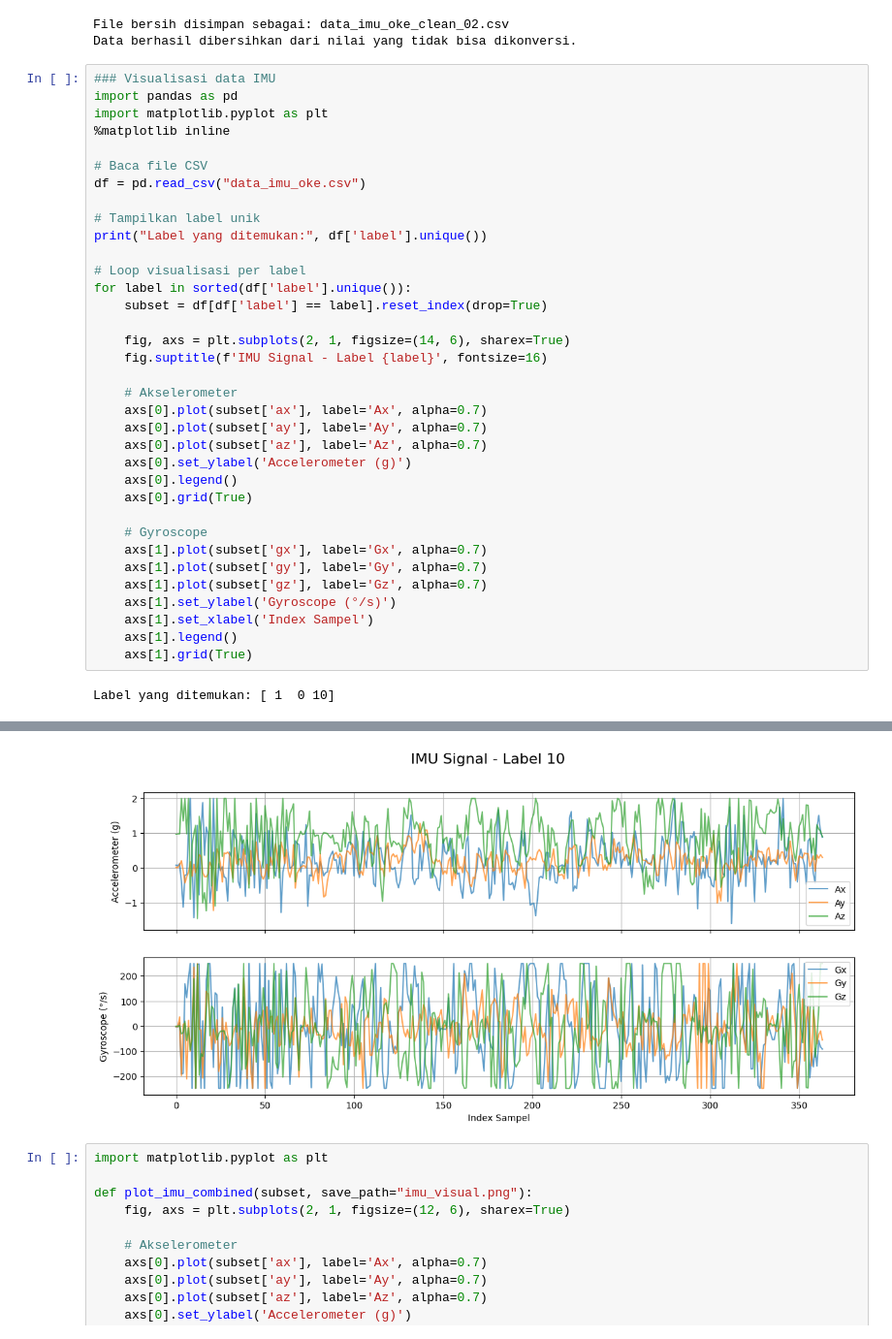
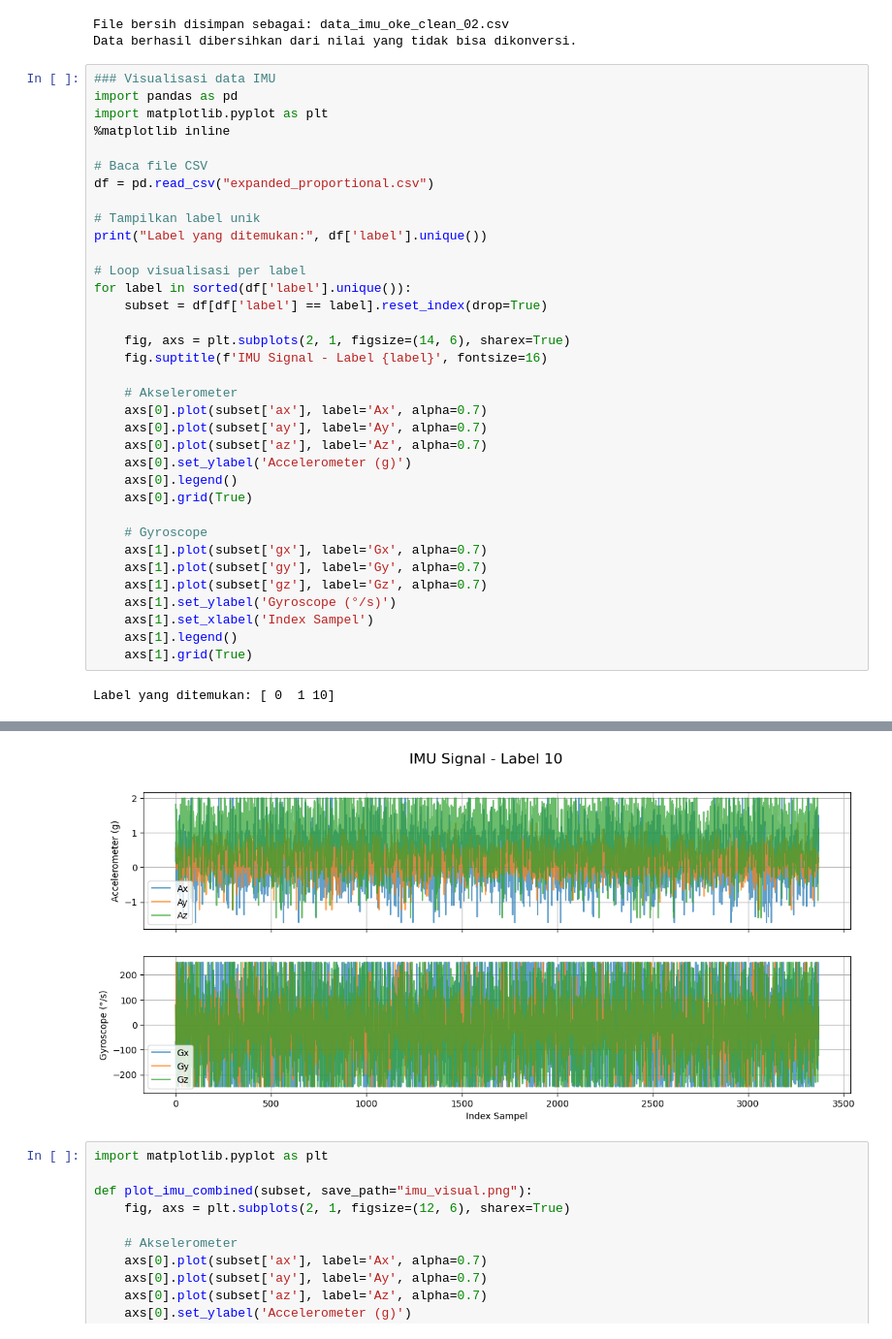
Before and after one commit to verykurniabakti/visenvimu, a Jupyter notebook: overfitting_imu_data_pso_svm.ipynb, the cells around one changed output, grey strips where cells are left out. Shown at 97% size. Drawn from its saved outputs; the diff is of its cells as text.

```diff
--- a/overfitting_imu_data_pso_svm.ipynb
+++ b/overfitting_imu_data_pso_svm.ipynb
@@ -85,7 +85,7 @@ import matplotlib.pyplot as plt
 %matplotlib inline
 
 # Baca file CSV
-df = pd.read_csv("data_imu_oke.csv")
+df = pd.read_csv("expanded_proportional.csv")
 
 # Tampilkan label unik
 print("Label yang ditemukan:", df['label'].unique())
@@ -114,4 +114,4 @@ for label in sorted(df['label'].unique()):
     axs[1].legend()
     axs[1].grid(True)
 # %% [output]
-Label yang ditemukan: [ 1  0 10]
+Label yang ditemukan: [ 0  1 10]
@@ -120,4 +120,4 @@ Label yang ditemukan: [ 1  0 10]
-[figure, old version]
+[figure, new version]
 # %%
 import matplotlib.pyplot as plt
 
```
Also changed, not shown: parts of 12 cells of this notebook, 7 other files.
